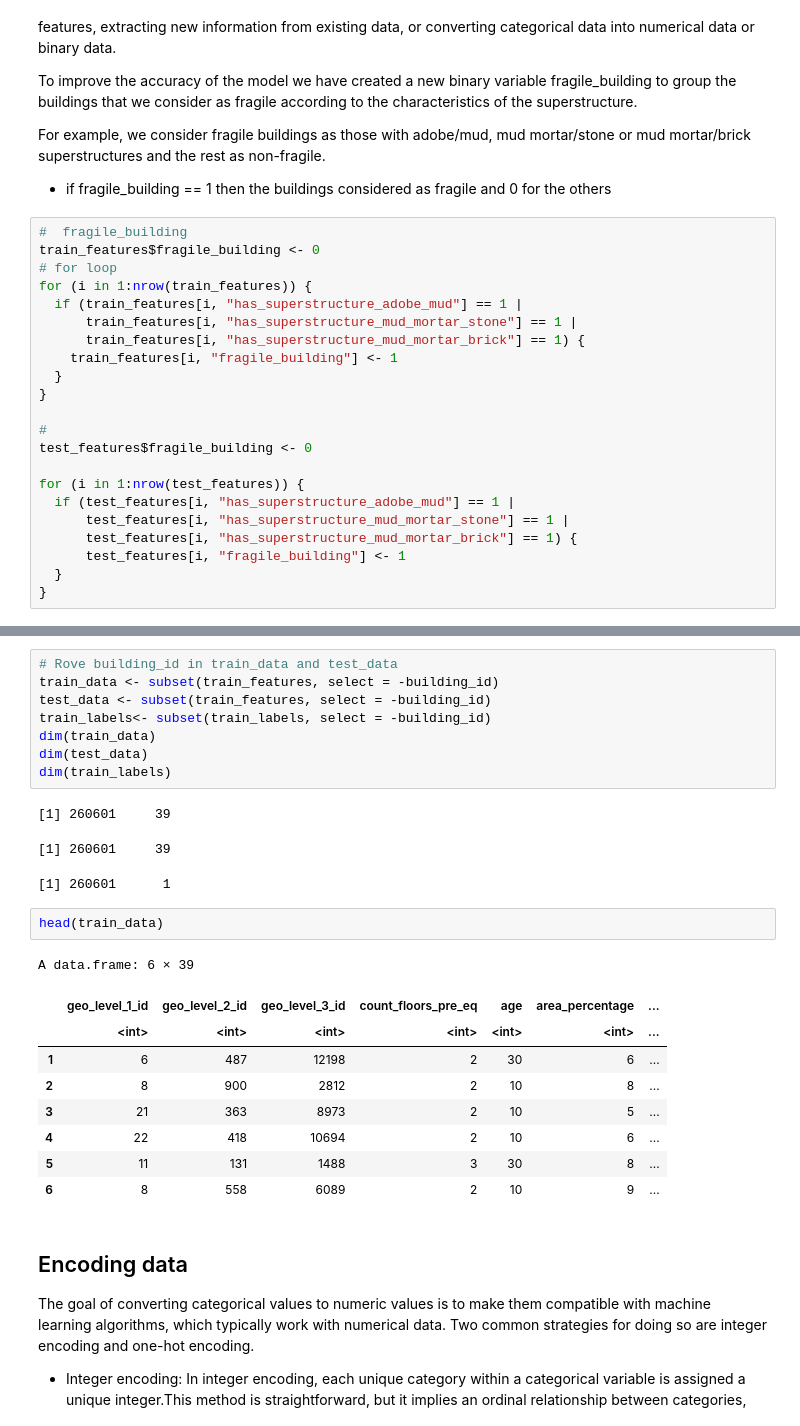
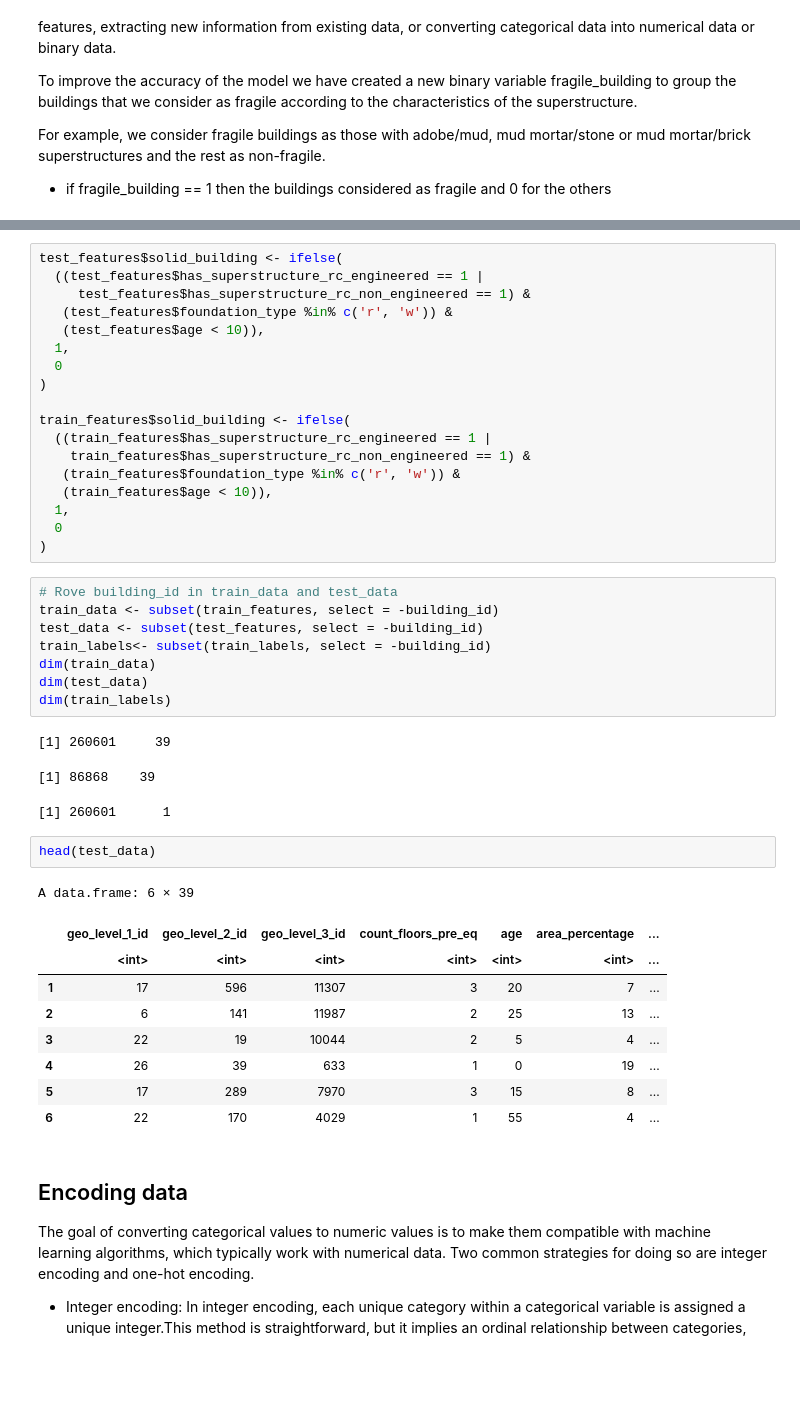
Before and after one commit to cedric-bit/MLP, a Jupyter notebook: LEDKDC.ipynb, the cells around one changed output, grey strips where cells are left out. Saved outputs shown, nothing was run; the diff lists cells and outputs as text; blank space fills up the shorter version.

```diff
--- a/LEDKDC.ipynb
+++ b/LEDKDC.ipynb
@@ -252,25 +276,3 @@ For example, we consider fragile buildings as those with adobe/mud, mud mortar/s
 
 *   if fragile_building == 1 then the buildings
 considered as fragile and 0 for the others
-# %%
-#  fragile_building
-train_features$fragile_building <- 0
-# for loop
-for (i in 1:nrow(train_features)) {
-  if (train_features[i, "has_superstructure_adobe_mud"] == 1 |
-      train_features[i, "has_superstructure_mud_mortar_stone"] == 1 |
-      train_features[i, "has_superstructure_mud_mortar_brick"] == 1) {
-    train_features[i, "fragile_building"] <- 1
-  }
-}
-
-#
-test_features$fragile_building <- 0
-
-for (i in 1:nrow(test_features)) {
-  if (test_features[i, "has_superstructure_adobe_mud"] == 1 |
-      test_features[i, "has_superstructure_mud_mortar_stone"] == 1 |
-      test_features[i, "has_superstructure_mud_mortar_brick"] == 1) {
-      test_features[i, "fragile_building"] <- 1
-  }
-}
@@ -303,27 +279,45 @@ ggplot(fragile_data, aes(x = Type, y = Count, fill = Type)) +
+# %%
+test_features$solid_building <- ifelse(
+  ((test_features$has_superstructure_rc_engineered == 1 |
+     test_features$has_superstructure_rc_non_engineered == 1) &
+   (test_features$foundation_type %in% c('r', 'w')) &
+   (test_features$age < 10)),
+  1,
+  0
+)
+
+train_features$solid_building <- ifelse(
+  ((train_features$has_superstructure_rc_engineered == 1 |
+    train_features$has_superstructure_rc_non_engineered == 1) &
+   (train_features$foundation_type %in% c('r', 'w')) &
+   (train_features$age < 10)),
+  1,
+  0
+)
 # %%
 # Rove building_id in train_data and test_data
 train_data <- subset(train_features, select = -building_id)
-test_data <- subset(train_features, select = -building_id)
+test_data <- subset(test_features, select = -building_id)
 train_labels<- subset(train_labels, select = -building_id)
 dim(train_data)
 dim(test_data)
 dim(train_labels)
 # %% [output]
 [1] 260601     39
-[1] 260601     39
+[1] 86868    39
 [1] 260601      1
 # %%
-head(train_data)
+head(test_data)
 # %% [output]
 A data.frame: 6 × 39
 |  | geo_level_1_id | geo_level_2_id | geo_level_3_id | count_floors_pre_eq | age | area_percentage | ... |
 |  | <int> | <int> | <int> | <int> | <int> | <int> | ... |
-| 1 | 6 | 487 | 12198 | 2 | 30 | 6 | ... |
-| 2 | 8 | 900 | 2812 | 2 | 10 | 8 | ... |
-| 3 | 21 | 363 | 8973 | 2 | 10 | 5 | ... |
-| 4 | 22 | 418 | 10694 | 2 | 10 | 6 | ... |
-| 5 | 11 | 131 | 1488 | 3 | 30 | 8 | ... |
-| 6 | 8 | 558 | 6089 | 2 | 10 | 9 | ... |
+| 1 | 17 | 596 | 11307 | 3 | 20 | 7 | ... |
+| 2 | 6 | 141 | 11987 | 2 | 25 | 13 | ... |
+| 3 | 22 | 19 | 10044 | 2 | 5 | 4 | ... |
+| 4 | 26 | 39 | 633 | 1 | 0 | 19 | ... |
+| 5 | 17 | 289 | 7970 | 3 | 15 | 8 | ... |
+| 6 | 22 | 170 | 4029 | 1 | 55 | 4 | ... |
 # %% [markdown]
 ## Encoding data
 The goal of converting categorical values to numeric values is to make them compatible with machine learning algorithms, which typically work with numerical data. Two common strategies for doing so are integer encoding and one-hot encoding.
```
Also changed, not shown: parts of 25 cells of this notebook.
